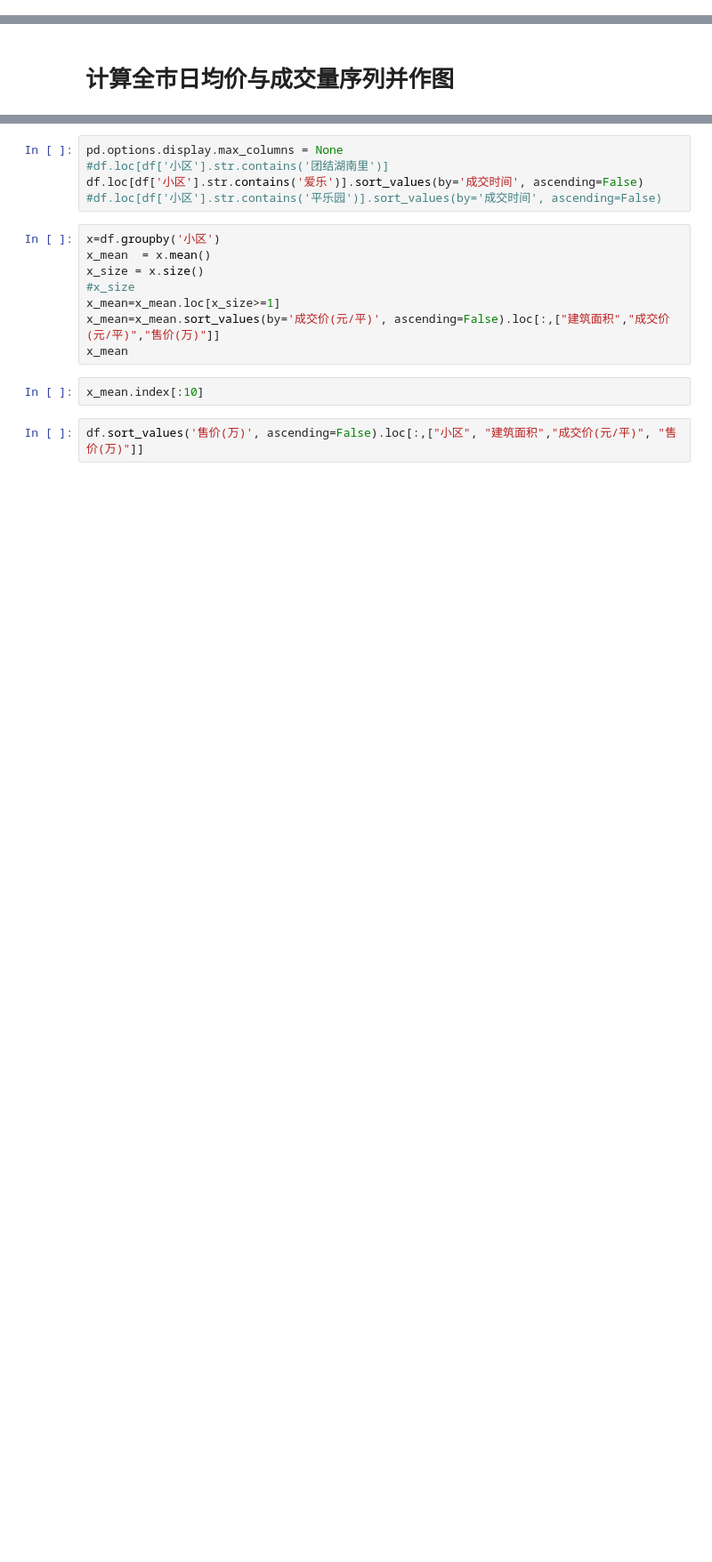
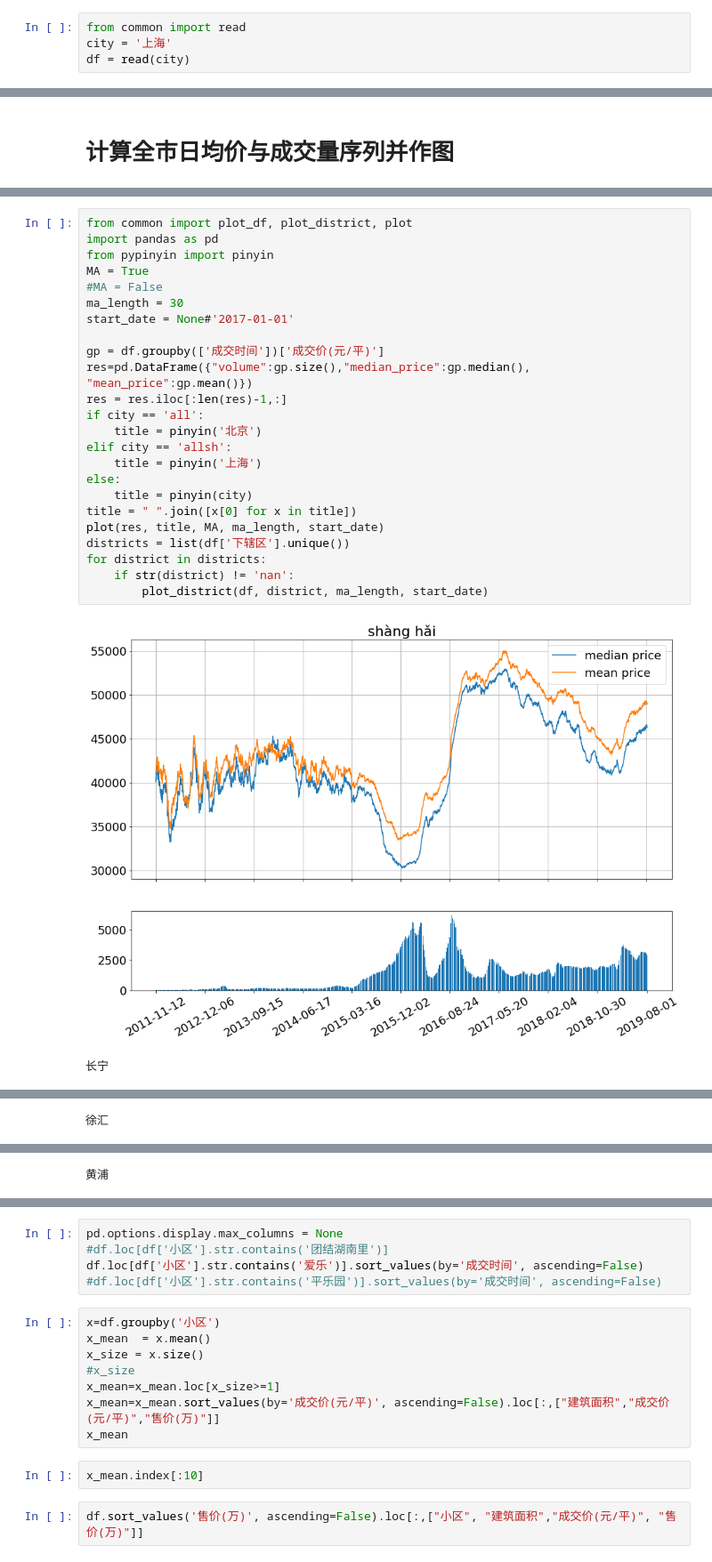
Before and after one commit to naoko821/LianjiaSpider, a Jupyter notebook: analysis.ipynb, the cells around one changed output, grey strips where cells are left out. Shown at 89% size. Saved outputs shown, nothing was run; the diff lists cells and outputs as text; blank space fills up the shorter version.

```diff
--- a/analysis.ipynb
+++ b/analysis.ipynb
@@ -83,0 +3,4 @@ len(df)
+# %%
+from common import read
+city = '上海'
+df = read(city)
@@ -194,0 +44,27 @@ for district in districts:
+# %%
+from common import plot_df, plot_district, plot
+import pandas as pd
+from pypinyin import pinyin
+MA = True
+#MA = False
+ma_length = 30
+start_date = None#'2017-01-01'
+
+gp = df.groupby(['成交时间'])['成交价(元/平)']
+res=pd.DataFrame({"volume":gp.size(),"median_price":gp.median(), "mean_price":gp.mean()})
+res = res.iloc[:len(res)-1,:]
+if city == 'all':
+    title = pinyin('北京')
+elif city == 'allsh':
+    title = pinyin('上海')
+else:
+    title = pinyin(city)
+title = " ".join([x[0] for x in title])
+plot(res, title, MA, ma_length, start_date)
+districts = list(df['下辖区'].unique())
+for district in districts:
+    if str(district) != 'nan':
+        plot_district(df, district, ma_length, start_date)
+# %% [output]
+[figure, added]
+长宁
@@ -194,0 +72 @@ for district in districts:
+徐汇
@@ -194,0 +74 @@ for district in districts:
+黄浦
```
Also changed, not shown: parts of 8 cells of this notebook, 4 other files.
